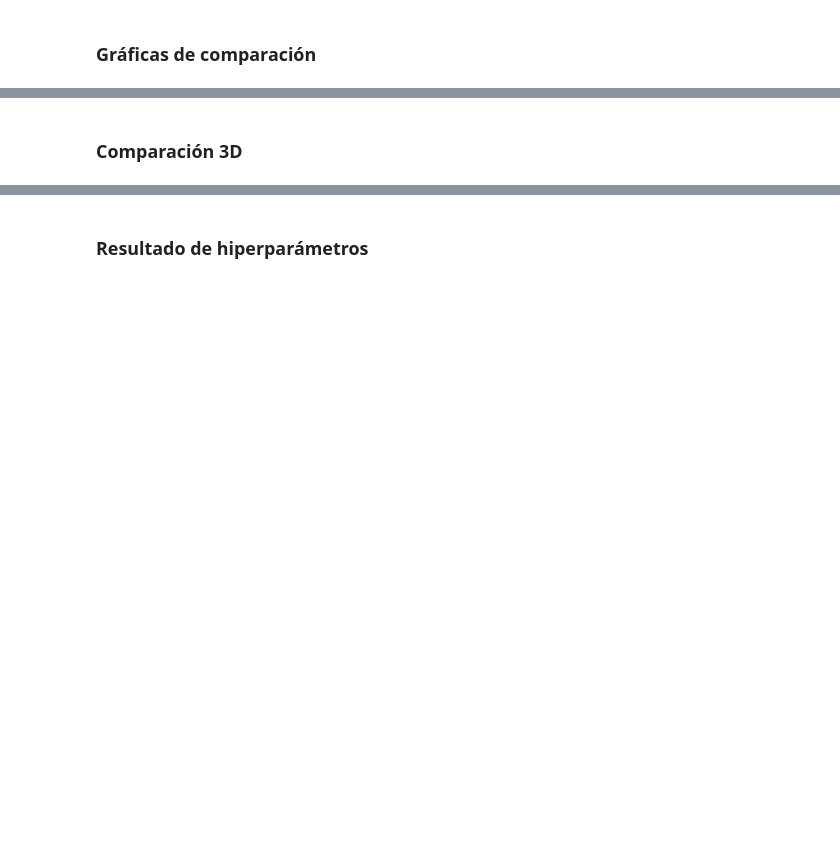
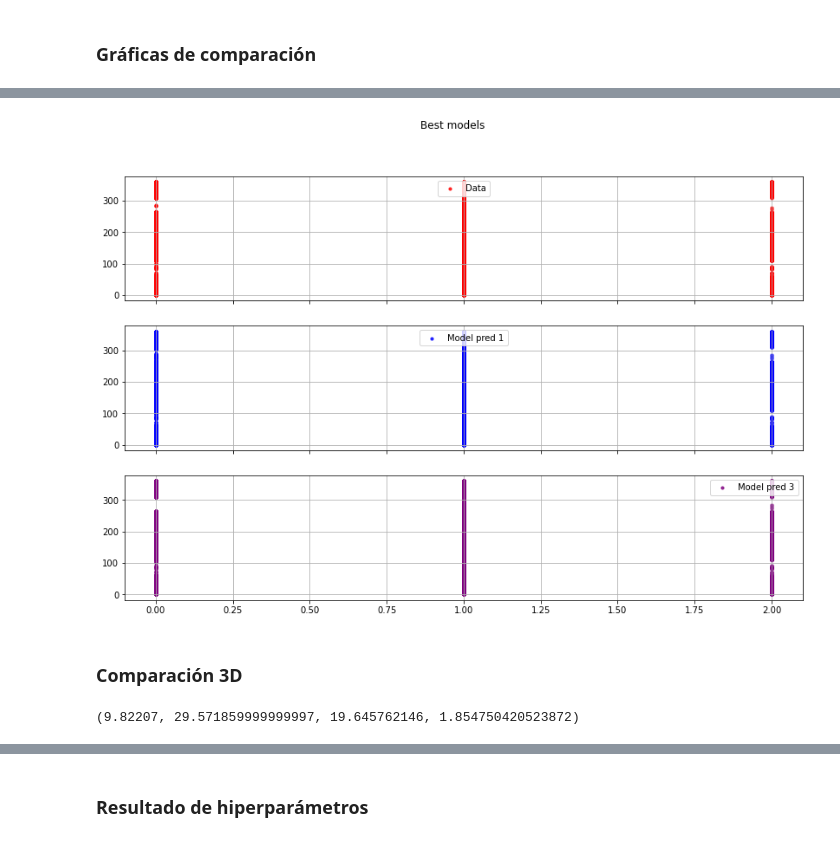
Before and after one commit to igomezv/nnogada, a Jupyter notebook: Stellar_Classifier.ipynb, the cells around one changed output, grey strips where cells are left out. Cells and saved outputs as stored; diff of their text form; code cells hidden in the pictures; blank space fills up the shorter version.

```diff
--- a/Stellar_Classifier.ipynb
+++ b/Stellar_Classifier.ipynb
@@ -302,6 +365,6 @@ plt.show()
 # %% [markdown]
 ### Gráficas de comparación
 # %%
-Y_pred1 = models[0].predict(X)
-Y_pred2 = models[1].predict(X)
-Y_pred3 = models[2].predict(X)
+Y_pred1 = np.argmax(models[0].predict(X), axis=1)
+Y_pred2 = np.argmax(models[1].predict(X), axis=1)
+# Y_pred3 = np.argmax(models[2].predict(X), axis=1)
@@ -308,22 +375,29 @@ Y_pred3 = models[2].predict(X)
 # %%
-fig, axs = plt.subplots(len(models), figsize=(14,9), sharex="col")
+fig, axs = plt.subplots(3, figsize=(14,9), sharex="col")
 fig.suptitle('Best models')
 
-axs[0].scatter(X[:,0], Y, s=1e1, alpha=0.8, c='red', label="Data")
-axs[0].set_yscale("log"); axs[0].grid(); axs[0].legend()
+axs[0].scatter(np.argmax(Y, axis=1), X[:,0], s=1e1, alpha=0.8, c='red', label="Data")
+# axs[0].set_yscale("log");
+axs[0].grid(); axs[0].legend()
 
-axs[1].scatter(X[:,0], Y_pred1, s=1e1, alpha=0.8, c='blue', label="Model pred 1")
-axs[1].set_yscale("log"); axs[1].grid(); axs[1].legend()
+axs[1].scatter(Y_pred1, X[:,0], s=1e1, alpha=0.8, c='blue', label="Model pred 1")
+# axs[1].set_yscale("log");
+axs[1].grid(); axs[1].legend()
 
-axs[2].scatter(X[:,0], Y_pred3, s=1e1, alpha=0.8, c='purple', label="Model pred 3")
-axs[2].set_yscale("log"); axs[2].grid(); axs[2].legend()
+axs[2].scatter(Y_pred2, X[:,0], s=1e1, alpha=0.8, c='purple', label="Model pred 3")
+# axs[2].set_yscale("log");
+axs[2].grid(); axs[2].legend()
+
+plt.show()
 
 # axs[3].scatter(X[:,0], Y_pred3, s=1e1, alpha=0.8, c='green', label="Model pred 3")
 # axs[3].set_yscale("log"); axs[3].grid(); axs[3].legend()
 
-for ax in axs.flat:
-    ax.set(xlabel=r'$k$', ylabel='$A(k,r,x)$')
-plt.show()
+# for ax in axs.flat:
+#     ax.set(xlabel=r'$k$', ylabel='$A(k,r,x)$')
+# plt.show()
+# %% [output]
+[figure, added]
 # %%
 plt.figure(figsize=(15,7))
 plt.scatter(X[:,0], Y, s=5e1, alpha=0.8, c='red', label="Data")
@@ -374,3 +448,7 @@ for ax in axs.flat:
 plt.show()
 # %% [markdown]
 ### Comparación 3D
+# %%
+X[:,4].min(),X[:,4].max(), X[:,4].mean(), X[:,4].std()
+# %% [output]
+(9.82207, 29.571859999999997, 19.645762146, 1.854750420523872)
```
Also changed, not shown: parts of 20 cells of this notebook, 1 other file.
